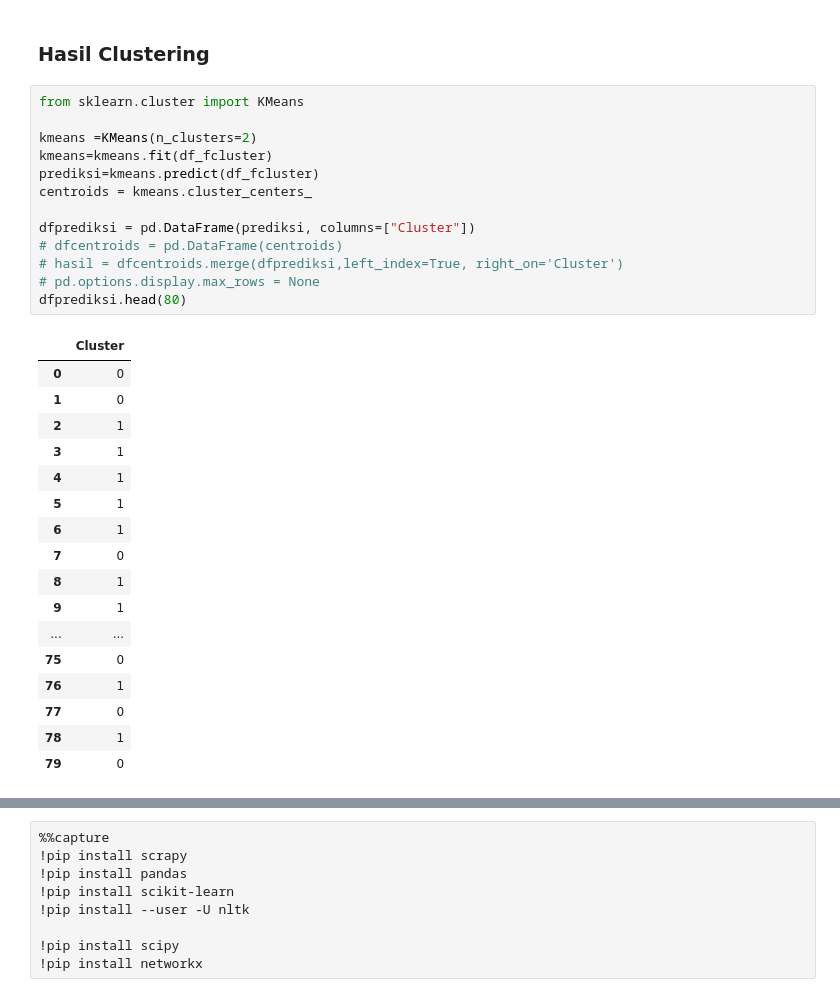
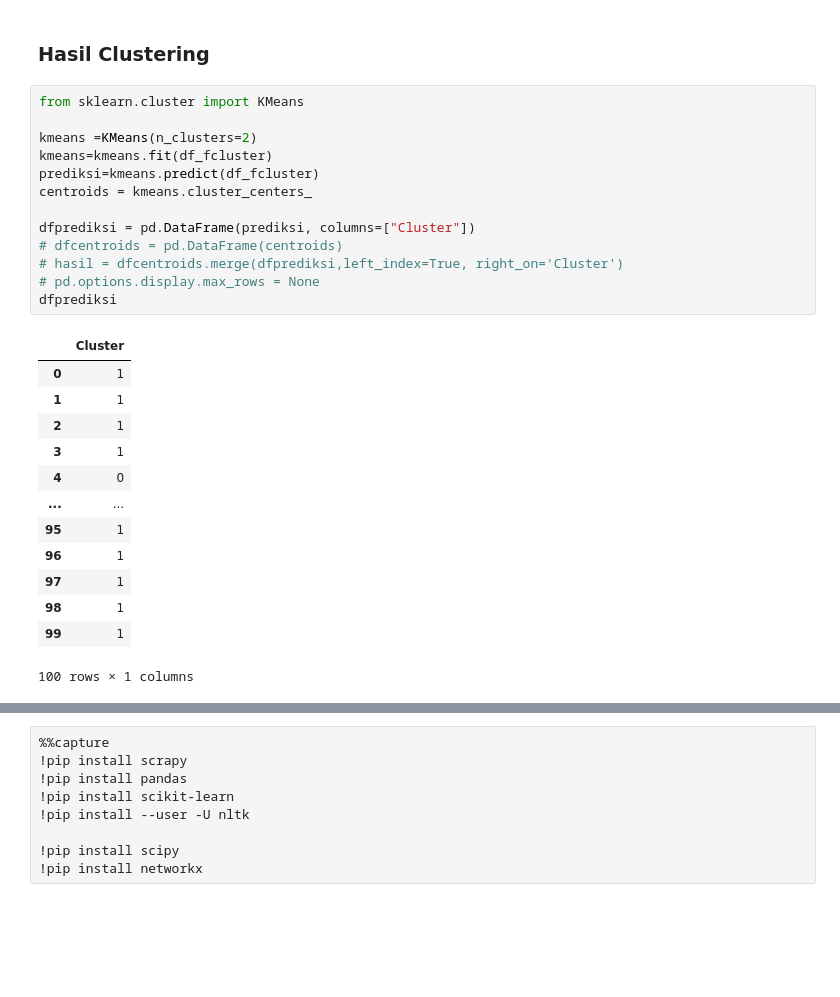
Before and after one commit to smilesense/Web-Mining, a Jupyter notebook: _sources/tugasuts.ipynb, the cells around one changed output, grey strips where cells are left out. Cells and saved outputs as stored; diff of their text form; blank space fills up the shorter version.

```diff
--- a/_sources/tugasuts.ipynb
+++ b/_sources/tugasuts.ipynb
@@ -386,31 +388,27 @@ df_fclusters
 # %%
 from sklearn.cluster import KMeans
 
 kmeans =KMeans(n_clusters=2)
 kmeans=kmeans.fit(df_fcluster)
 prediksi=kmeans.predict(df_fcluster)
 centroids = kmeans.cluster_centers_
 
 dfprediksi = pd.DataFrame(prediksi, columns=["Cluster"])
 # dfcentroids = pd.DataFrame(centroids)
 # hasil = dfcentroids.merge(dfprediksi,left_index=True, right_on='Cluster')
 # pd.options.display.max_rows = None
-dfprediksi.head(80)
+dfprediksi
 # %% [output]
 |  | Cluster |
-| 0 | 0 |
-| 1 | 0 |
+| 0 | 1 |
+| 1 | 1 |
 | 2 | 1 |
 | 3 | 1 |
-| 4 | 1 |
-| 5 | 1 |
-| 6 | 1 |
-| 7 | 0 |
-| 8 | 1 |
-| 9 | 1 |
+| 4 | 0 |
 | ... | ... |
-| 75 | 0 |
-| 76 | 1 |
-| 77 | 0 |
-| 78 | 1 |
-| 79 | 0 |
+| 95 | 1 |
+| 96 | 1 |
+| 97 | 1 |
+| 98 | 1 |
+| 99 | 1 |
+100 rows × 1 columns
```
Also changed, not shown: parts of 22 cells of this notebook, 6 other files.
